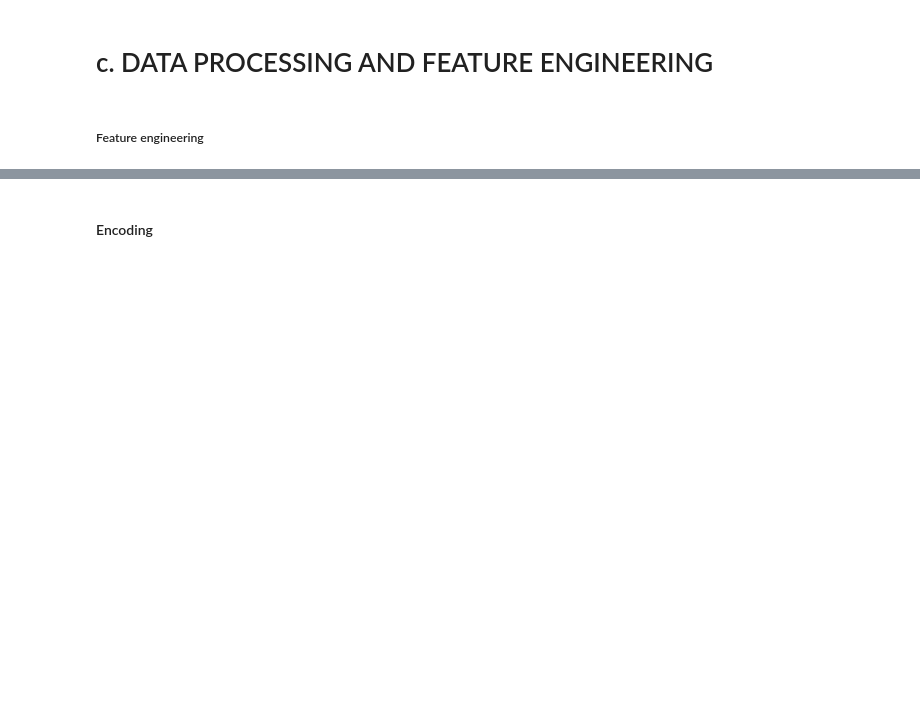
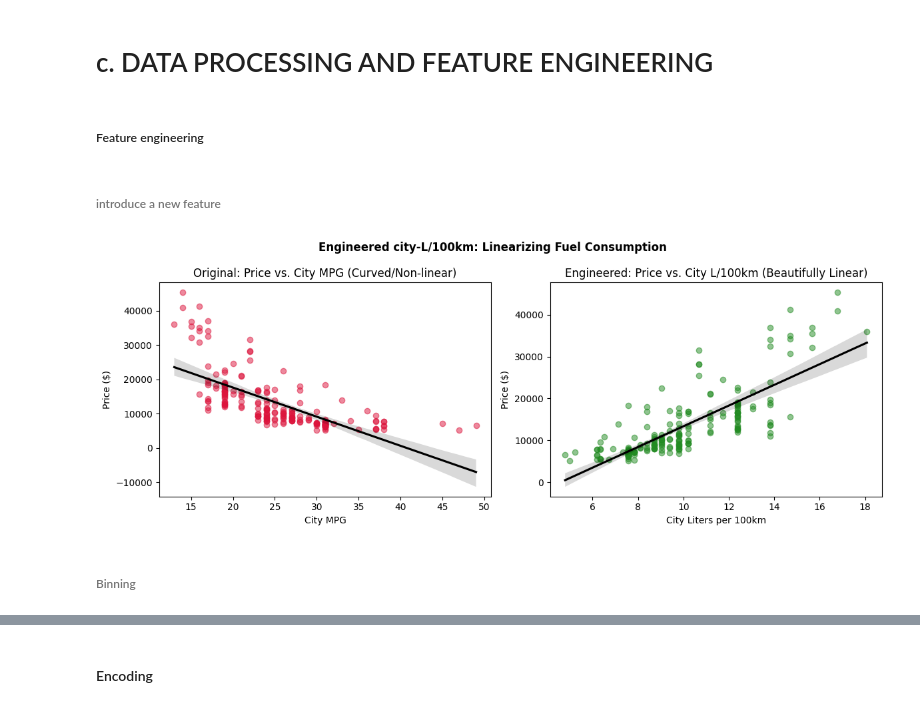
Before and after one commit to stacykeago/Airflow., a Jupyter notebook: FDA_assignment.ipynb, the cells around one changed output, grey strips where cells are left out. Cells and saved outputs as stored; diff of their text form; code cells hidden in the pictures; blank space fills up the shorter version.

```diff
--- a/FDA_assignment.ipynb
+++ b/FDA_assignment.ipynb
@@ -382,6 +382,30 @@ plt.show()
 # c. DATA PROCESSING AND FEATURE ENGINEERING
 # %% [markdown]
 ##### Feature engineering
+# %% [markdown]
+###### introduce a new feature
 # %%
 # 1. Create the new engineered metric feature
 auto["city-L/100km"] = 235 / auto["city-mpg"]
+# %%
+fig, axes = plt.subplots(1, 2, figsize=(12, 4.5))
+fig.suptitle("Engineered city-L/100km: Linearizing Fuel Consumption", fontsize=12, fontweight="bold")
+
+# Plot 1: Old non-linear relationship
+sns.regplot(data=auto, x="city-mpg", y="price", ax=axes[0], color="crimson", scatter_kws={'alpha':0.5}, line_kws={'color':'black'})
+axes[0].set_title("Original: Price vs. City MPG (Curved/Non-linear)")
+axes[0].set_xlabel("City MPG")
+axes[0].set_ylabel("Price ($)")
+
+# Plot 2: New linear relationship
+sns.regplot(data=auto, x="city-L/100km", y="price", ax=axes[1], color="forestgreen", scatter_kws={'alpha':0.5}, line_kws={'color':'black'})
+axes[1].set_title("Engineered: Price vs. City L/100km (Beautifully Linear)")
+axes[1].set_xlabel("City Liters per 100km")
+axes[1].set_ylabel("Price ($)")
+
+plt.tight_layout()
+plt.show()
+# %% [output]
+[figure, added]
+# %% [markdown]
+###### Binning
```
Also changed, not shown: parts of 12 cells of this notebook.
